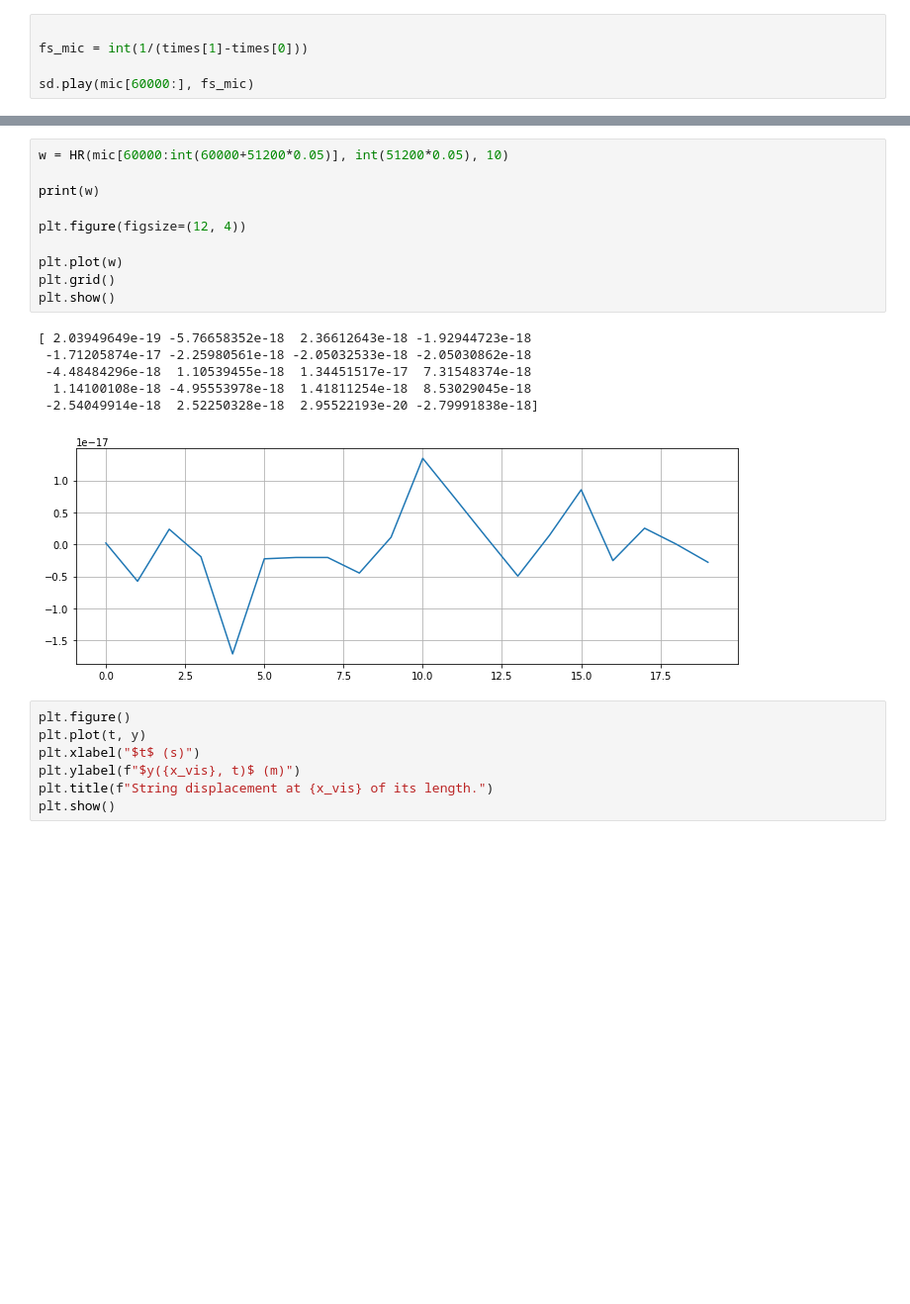
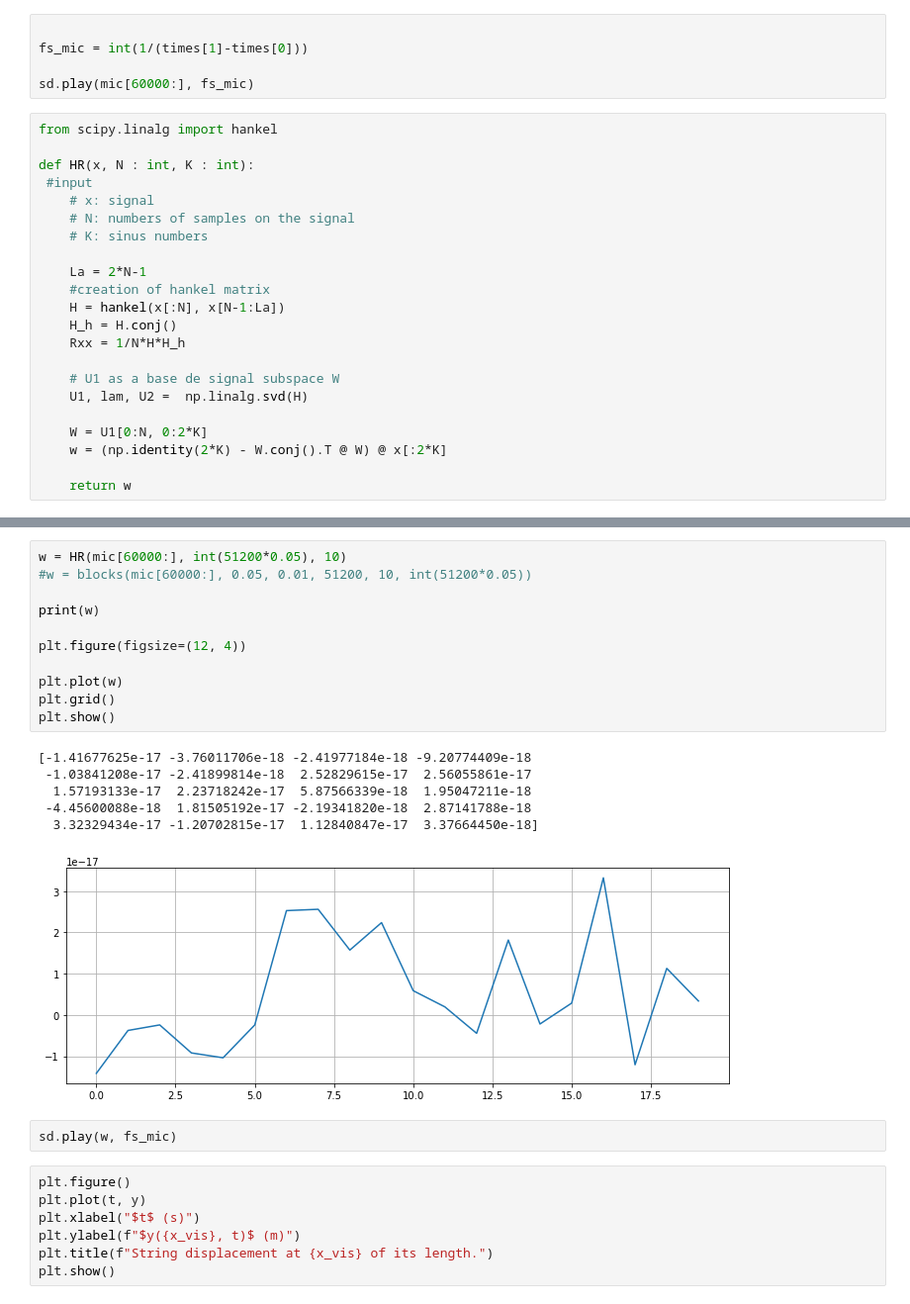
Before and after one commit to piptouque/atiam_pam_hrparam, a Jupyter notebook: source/ESPRIT-Min.ipynb, the cells around one changed output, grey strips where cells are left out. Shown at 99% size. Drawn from its saved outputs; the diff is of its cells as text; blank space fills up the shorter version.

Commit message:
try blocks on HR

```diff
--- a/source/ESPRIT-Min.ipynb
+++ b/source/ESPRIT-Min.ipynb
@@ -119,4 +119,26 @@ plt.show()
 fs_mic = int(1/(times[1]-times[0]))
 
 sd.play(mic[60000:], fs_mic)
+# %%
+from scipy.linalg import hankel
+
+def HR(x, N : int, K : int):
+ #input
+    # x: signal
+    # N: numbers of samples on the signal
+    # K: sinus numbers
+
+    La = 2*N-1
+    #creation of hankel matrix
+    H = hankel(x[:N], x[N-1:La])
+    H_h = H.conj()
+    Rxx = 1/N*H*H_h
+
+    # U1 as a base de signal subspace W
+    U1, lam, U2 =  np.linalg.svd(H)
+
+    W = U1[0:N, 0:2*K]
+    w = (np.identity(2*K) - W.conj().T @ W) @ x[:2*K]
+
+    return w
 # %%
@@ -163,20 +183,23 @@ SyntaxError: invalid syntax (2404283449.py, line 28)
 # %%
-w = HR(mic[60000:int(60000+51200*0.05)], int(51200*0.05), 10)
+w = HR(mic[60000:], int(51200*0.05), 10)
+#w = blocks(mic[60000:], 0.05, 0.01, 51200, 10, int(51200*0.05))
 
 print(w)
 
 plt.figure(figsize=(12, 4))
 
 plt.plot(w)
 plt.grid()
 plt.show()
 # %% [output]
-[ 2.03949649e-19 -5.76658352e-18  2.36612643e-18 -1.92944723e-18
- -1.71205874e-17 -2.25980561e-18 -2.05032533e-18 -2.05030862e-18
- -4.48484296e-18  1.10539455e-18  1.34451517e-17  7.31548374e-18
-  1.14100108e-18 -4.95553978e-18  1.41811254e-18  8.53029045e-18
- -2.54049914e-18  2.52250328e-18  2.95522193e-20 -2.79991838e-18]
+[-1.41677625e-17 -3.76011706e-18 -2.41977184e-18 -9.20774409e-18
+ -1.03841208e-17 -2.41899814e-18  2.52829615e-17  2.56055861e-17
+  1.57193133e-17  2.23718242e-17  5.87566339e-18  1.95047211e-18
+ -4.45600088e-18  1.81505192e-17 -2.19341820e-18  2.87141788e-18
+  3.32329434e-17 -1.20702815e-17  1.12840847e-17  3.37664450e-18]
-[figure, old version]
+[figure, new version]
+# %%
+sd.play(w, fs_mic)
 # %%
 plt.figure()
 plt.plot(t, y)
```
Also changed, not shown: parts of 1 cell of this notebook.
